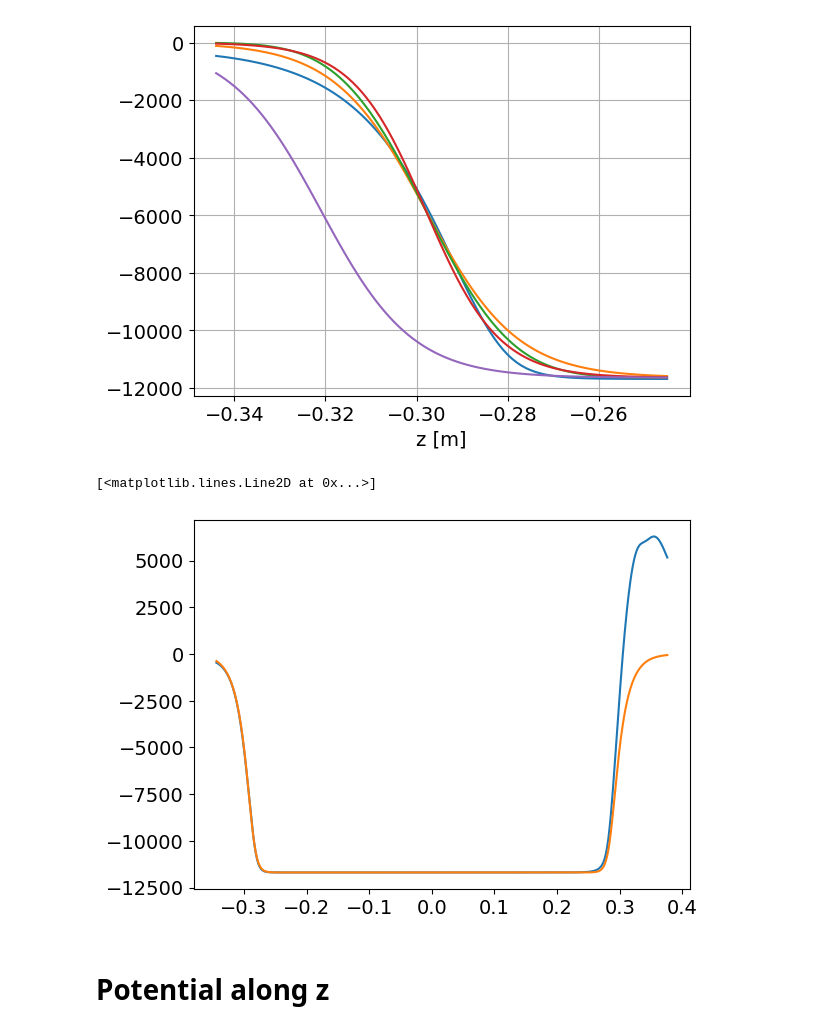
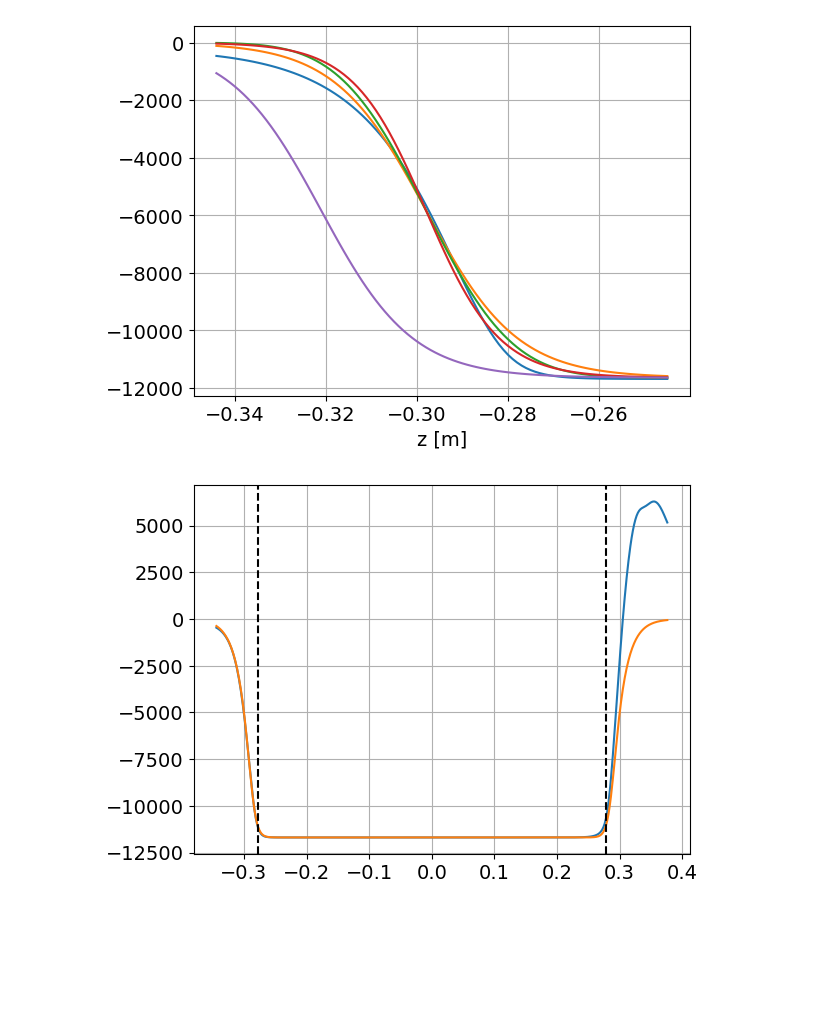
Before and after one commit to zhouperry/CeNTREX-trajectories, a Jupyter notebook: examples/lens_field_comsol.ipynb, the cells around one changed output. Saved outputs shown, nothing was run; the diff lists cells and outputs as text; code cells hidden in the pictures; blank space fills up the shorter version.

```diff
--- a/examples/lens_field_comsol.ipynb
+++ b/examples/lens_field_comsol.ipynb
@@ -1197,6 +1199,13 @@ def richards(
     return y0 + Δy / ((1 + Q * np.exp(-B * (z - zc))) ** (1 / ν))
 # %%
 from scipy.optimize import curve_fit
+
+mask = (potential_xy[:, 0] == -half_radius) & (potential_xy[:, 1] == -half_radius)
+
+z = potential_xy[mask, 2].copy()
+indices_sorted = np.argsort(z)
+z = z[indices_sorted]
+pot = potential_xy[mask, 3].copy()[indices_sorted]
 
 sl = np.s_[:100]
 popt, pcov = curve_fit(
@@ -1212,14 +1221,15 @@ from typing import Union, Sequence
 
 
 def double_richards_symmetric(
-    z: Union[float, NDArray[np.floating]],
-    centers: Sequence[float],
+    z: Union[float, NDArray[np.float64]],
+    c1: float,
+    c2: float,
     y0: float,
     dy: float,
     Q: float,
     B: float,
     nu: float,
-) -> Union[float, NDArray[np.floating]]:
+) -> Union[float, NDArray[np.float64]]:
     """
     Compute a symmetric double-inflection Richards curve.
 
@@ -1229,10 +1239,9 @@ def double_richards_symmetric(
     and returning to `y0` outside the transition regions.
 
     Args:
-        z (float or NDArray[np.floating]]): Independent variable(s).
-        centers (sequence of two floats): [c1, c2] where c1 is the inflection
-            point of the rising segment and c2 is the inflection point of the
-            falling segment.
+        z (float or NDArray[np.float64]]): Independent variable(s).
+        c1 (float): Center of the rising transition.
+        c2 (float): Center of the falling transition.
         y0 (float): Baseline value before rise and after fall.
         dy (float): Amplitude of both the rising and falling segments.
         Q (float): Horizontal-shift parameter (same for both transitions).
@@ -1240,9 +1249,8 @@ def double_richards_symmetric(
         nu (float): Shape/asymmetry parameter (same for both).
 
     Returns:
-        float or NDArray[np.floating]]: Curve values at `z`, rising then falling.
+        float or NDArray[np.float64]]: Curve values at `z`, rising then falling.
     """
-    c1, c2 = centers
     z_arr = np.asarray(z)
     # rising transition
     r1 = 1.0 / ((1.0 + Q * np.exp(-B * (z_arr - c1))) ** (1.0 / nu))
@@ -1251,21 +1259,28 @@ def double_richards_symmetric(
     # combine with plateau in between
     return y0 + dy * (r1 + r2 - 1.0)
 # %%
+mask = (potential_xy[:, 0] == -half_radius) & (potential_xy[:, 1] == -half_radius)
+
+z = potential_xy[mask, 2].copy()
+indices_sorted = np.argsort(z)
+z = z[indices_sorted]
+pot = potential_xy[mask, 3].copy()[indices_sorted]
+
 args = list(popt)
-args[0] = [args[0], -args[0]]
 args[1] = 0.0
 args[2] = 1.0
+args.insert(1, -args[0])
 
 popt
 sl = np.s_[:1000]
 fig, ax = plt.subplots()
 ax.plot(z[sl] - z_center, pot[sl])
 ax.plot(
     z[sl] - z_center,
     pot[sl][200] * double_richards_symmetric(z[sl] - z_center, *args),
 )
+ax.axvline(popt[0], color="black", linestyle="--")
+ax.axvline(-popt[0], color="black", linestyle="--")
+ax.grid()
 # %% [output]
-[<matplotlib.lines.Line2D at 0x...>]
-[figure, old version]
+[figure, new version]
-# %% [markdown]
-# Potential along z
```
Also changed, not shown: parts of 4 cells of this notebook, 7 other files.
